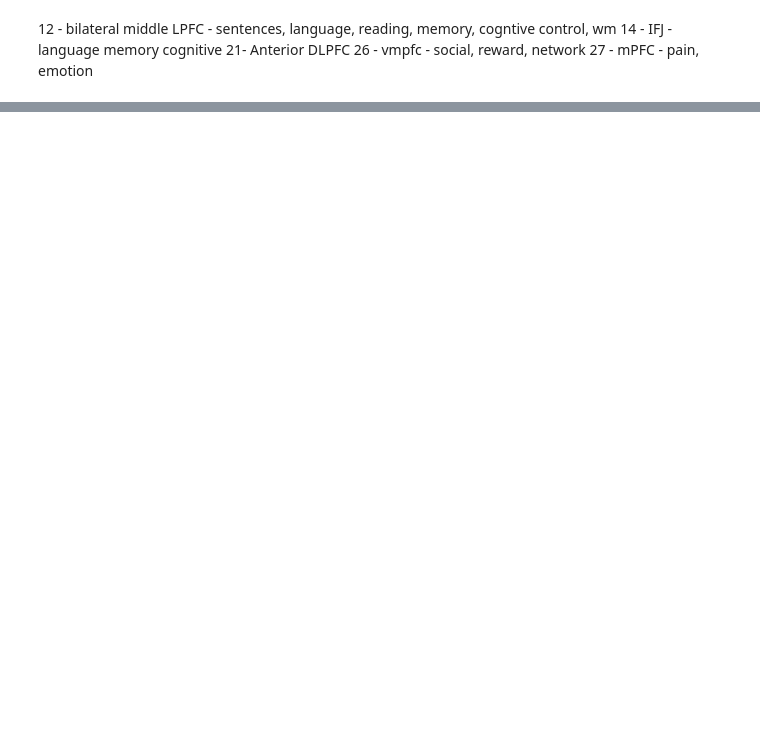
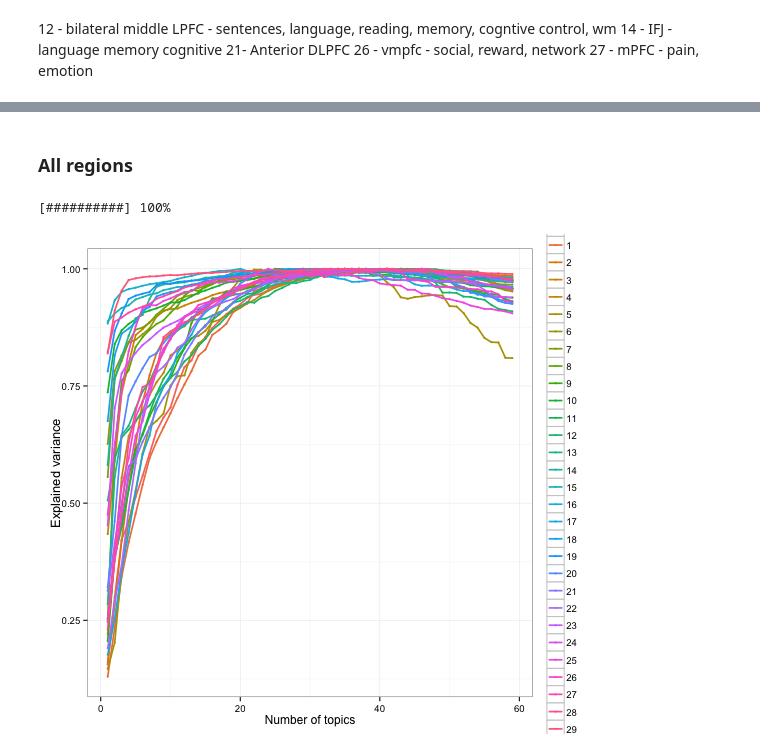
Before and after one commit to margulies/NS_Classify, a Jupyter notebook: code/OvaContinuous - fCluster Ward.ipynb, the cells around one changed output, grey strips where cells are left out. Saved outputs shown, nothing was run; the diff lists cells and outputs as text; code cells hidden in the pictures; blank space fills up the shorter version.

```diff
--- a/code/OvaContinuous - fCluster Ward.ipynb
+++ b/code/OvaContinuous - fCluster Ward.ipynb
@@ -297,0 +472,10 @@ np.sqrt(o_fi_acc_sum.r2.max())
+# %% [markdown]
+### All regions
+# %%
+mv_results_all = calc_mv(o_clf, make_scorer(explained_variance_score), processes=7)
+# %% [output]
+[##########] 100%
+# %%
+mv_results_all['score_unit'] = mv_results_all.groupby('region')['score'].apply(unit_norm)
+mv_results_all['vmpfc'] = np.in1d(mv_results_all.region, vmpfc_30-1)
+%Rpush mv_results_all
@@ -297,0 +486,7 @@ np.sqrt(o_fi_acc_sum.r2.max())
+# %%
+%%R -w 600 -h 500
+library(ggplot2)
+ggplot(mv_results_all, aes(num_features, score_unit, color=factor(region))) + stat_summary(fun.y=mean, geom="point", size=1) + theme_bw() + ylab("Explained variance" ) + xlab("Number of topics") +
+theme(axis.title.y = element_text(size = 13, vjust = 0.2))  + stat_summary(fun.y=mean, geom="line", size=0.8)
+# %% [output]
+[figure, added]
```
Also changed, not shown: parts of 72 cells of this notebook, 12 other files.
